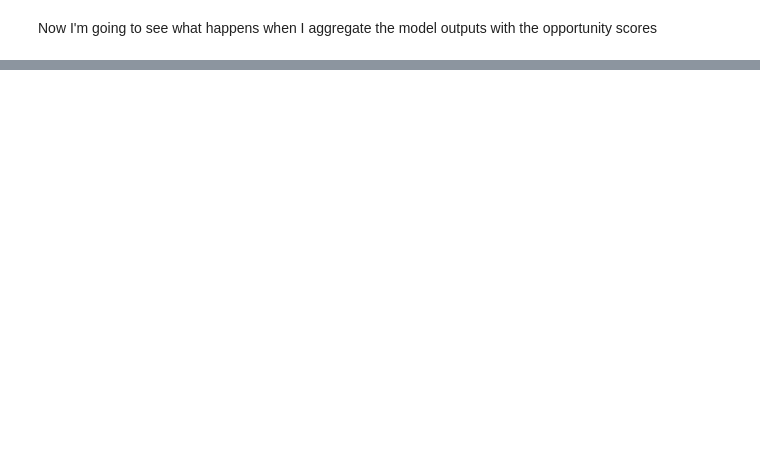
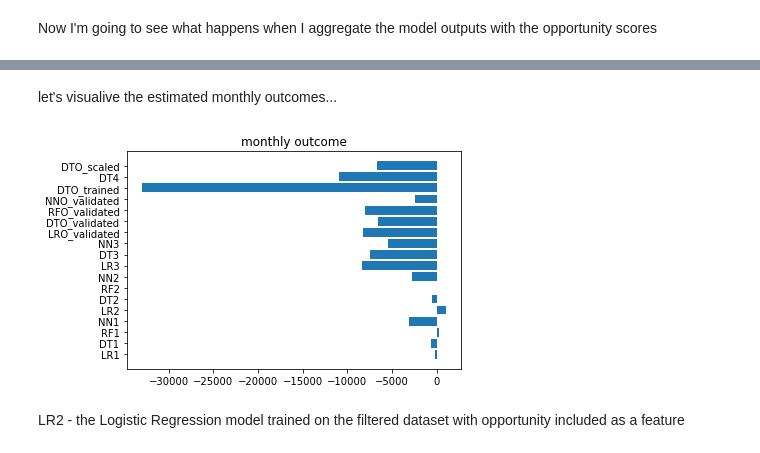
Before and after one commit to spe301/Sales-Scientist, a Jupyter notebook: Model_Building.ipynb, the cells around one changed output, grey strips where cells are left out. Saved outputs shown, nothing was run; the diff lists cells and outputs as text; code cells hidden in the pictures; blank space fills up the shorter version.

```diff
--- a/Model_Building.ipynb
+++ b/Model_Building.ipynb
@@ -782,0 +901,3 @@ def leadScoringModel3(model, x, y, old_df=w, margin=0.1, prob_weight=5): #incorp
+# %%
+DTO_trained = leadScoringModel3(DecisionTreeClassifier(), x, y, validation='train', quiet=False)
+DTO_trained
@@ -782,0 +921,7 @@ def leadScoringModel3(model, x, y, old_df=w, margin=0.1, prob_weight=5): #incorp
+# %%
+ss = StandardScaler().fit(X2)
+X4 = pd.DataFrame(ss.transform(X2))
+X4.columns = list(X2.columns)
+# %%
+DT4 = crossValidate(aggregatePredictions, DecisionTreeClassifier(), X4, y2)
+DT4
@@ -782,0 +949,6 @@ def leadScoringModel3(model, x, y, old_df=w, margin=0.1, prob_weight=5): #incorp
+# %%
+ss = StandardScaler().fit(x)
+X5 = pd.DataFrame(ss.transform(x))
+X5.columns = list(x)
+DTO_scaled = crossValidate(leadScoringModel3, DecisionTreeClassifier(), X5, y)
+DTO_scaled
@@ -782,0 +964,19 @@ def leadScoringModel3(model, x, y, old_df=w, margin=0.1, prob_weight=5): #incorp
+# %% [markdown]
+let's visualive the estimated monthly outcomes...
+# %%
+dicts = [LR1, DT1, RF1, NN1, LR2, DT2, RF2, NN2, LR3, DT3, NN3, LRO_validated, DTO_validated, RFO_validated, NNO_validated,
+        DTO_trained, DT4, DTO_scaled]
+labels = ['LR1', 'DT1', 'RF1', 'NN1', 'LR2', 'DT2', 'RF2', 'NN2', 'LR3', 'DT3', 'NN3', 'LRO_validated', 'DTO_validated',
+          'RFO_validated', 'NNO_validated', 'DTO_trained', 'DT4', 'DTO_scaled']
+
+nets = []
+for d in dicts:
+    nets.append(d['net_monthly'])
+
+plt.barh(labels, nets)
+plt.title('monthly outcome')
+plt.show()
+# %% [output]
+[figure, added]
+# %% [markdown]
+LR2 - the Logistic Regression model trained on the filtered dataset with opportunity included as a feature
```
Also changed, not shown: parts of 33 cells of this notebook.
